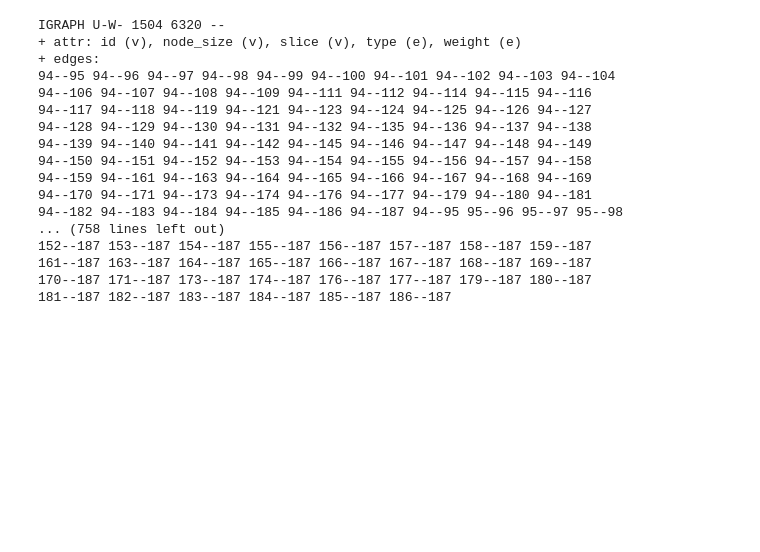
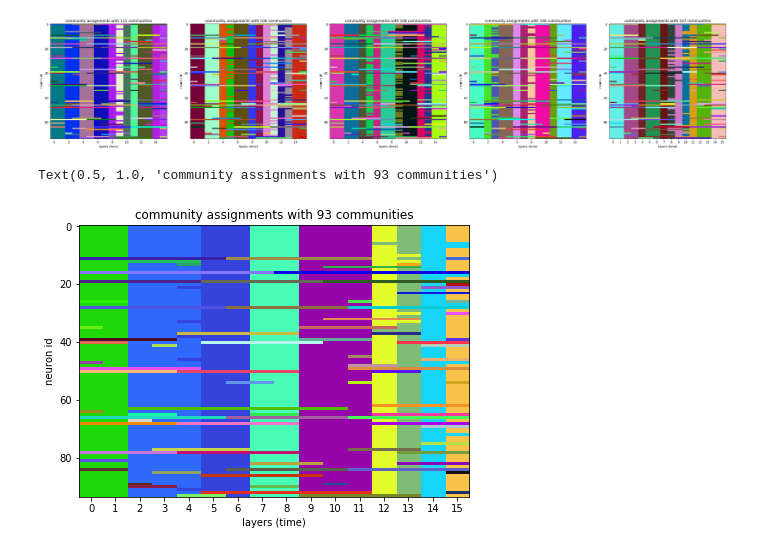
Before and after one commit to ulgenklc/temporal_network_analysis, a Jupyter notebook: Exp_leiden.ipynb, the cells around one changed output. Saved outputs shown, nothing was run; the diff lists cells and outputs as text; code cells hidden in the pictures; blank space fills up the shorter version.

```diff
--- a/Exp_leiden.ipynb
+++ b/Exp_leiden.ipynb
@@ -421,20 +471,34 @@ for i,m in enumerate(inter_partsU._membership):
-# %%
-print(TN.layers(igraphs,1)[0][1])
-# %% [output]
-IGRAPH U-W- 1504 6320 --
-+ attr: id (v), node_size (v), slice (v), type (e), weight (e)
-+ edges:
-94--95 94--96 94--97 94--98 94--99 94--100 94--101 94--102 94--103 94--104
-94--106 94--107 94--108 94--109 94--111 94--112 94--114 94--115 94--116
-94--117 94--118 94--119 94--121 94--123 94--124 94--125 94--126 94--127
-94--128 94--129 94--130 94--131 94--132 94--135 94--136 94--137 94--138
-94--139 94--140 94--141 94--142 94--145 94--146 94--147 94--148 94--149
-94--150 94--151 94--152 94--153 94--154 94--155 94--156 94--157 94--158
-94--159 94--161 94--163 94--164 94--165 94--166 94--167 94--168 94--169
-94--170 94--171 94--173 94--174 94--176 94--177 94--179 94--180 94--181
-94--182 94--183 94--184 94--185 94--186 94--187 94--95 95--96 95--97 95--98
-... (758 lines left out)
-152--187 153--187 154--187 155--187 156--187 157--187 158--187 159--187
-161--187 163--187 164--187 165--187 166--187 167--187 168--187 169--187
-170--187 171--187 173--187 174--187 176--187 177--187 179--187 180--187
-181--187 182--187 183--187 184--187 185--187 186--187
+# %%
+fig,ax = plt.subplots(1,5,figsize=(40,7))
+TNU.community(membershipU0[2],ax[0])
+TNU.community(membershipU1[2],ax[1])
+TNU.community(membershipU2[2],ax[2])
+TNU.community(membershipU3[2],ax[3])
+TNU.community(membershipU4[2],ax[4])
+# %% [output]
+[figure, added]
+# %%
+n=94
+t=16
+number_of_colors = len(membershipU0[1])
+
+commsU0 = np.zeros((n,t))
+
+color = ["#"+''.join([random.choice('0123456789ABCDEF') for j in range(6)]) for i in range(number_of_colors)]
+
+for i, l in enumerate(membershipU0[1]):
+    for j,k in enumerate(l):
+        commsU0[k[0]][k[1]]= i+1
+
+
+cmap = mpl.colors.ListedColormap(color)
+
+fig,ax = plt.subplots(1,1,figsize=(7,5))
+ax.imshow(commsU0, interpolation='none', cmap=cmap, aspect='auto')
+plt.xticks(np.arange(t))
+ax.set_xlabel('layers (time)')
+ax.set_ylabel('neuron id')
+ax.set_title('community assignments with %d communities' %len(color))
+# %% [output]
+Text(0.5, 1.0, 'community assignments with 93 communities')
+[figure, added]
```
Also changed, not shown: parts of 7 cells of this notebook.
